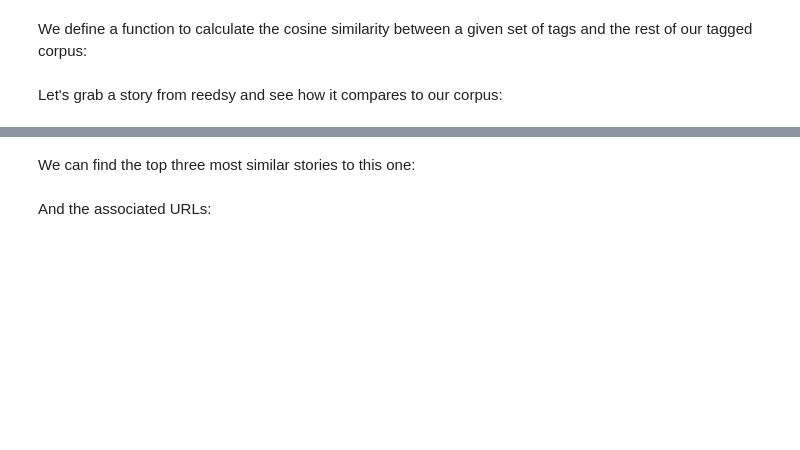
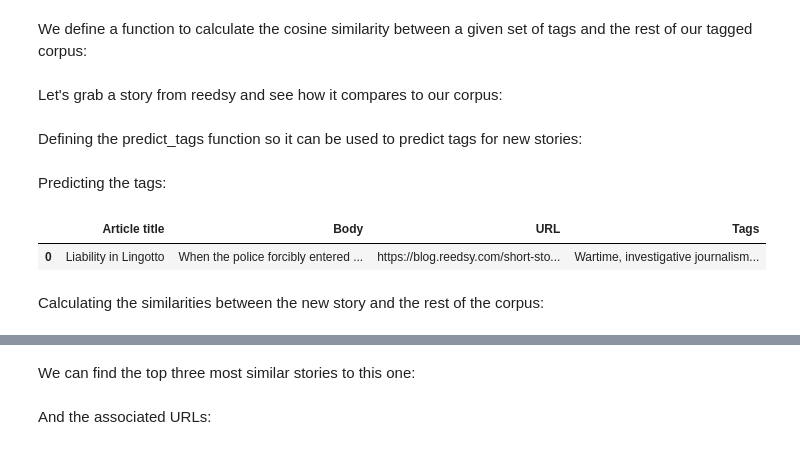
Before and after one commit to BenSnow6/storySMMRY, a Jupyter notebook: Cohere_experimentation/textsummary.ipynb, the cells around one changed output, grey strips where cells are left out. Saved outputs shown, nothing was run; the diff lists cells and outputs as text; code cells hidden in the pictures; blank space fills up the shorter version.

```diff
--- a/Cohere_experimentation/textsummary.ipynb
+++ b/Cohere_experimentation/textsummary.ipynb
@@ -205,6 +214,35 @@ def calc_sims(new_story_df, df):
 Let's grab a story from reedsy and see how it compares to our corpus:
 # %%
 new_story = scrape_URL('https://blog.reedsy.com/short-story/lqa7qt/', driver)
+# %% [markdown]
+Defining the predict_tags function so it can be used to predict tags for new stories:
+# %%
+def predict_tags_forURL(index, df, scraped_url):
+    number_chars = 1500
+    co = cohere.Client(os.getenv('COHERE_API_KEY'))
+    response = co.generate(
+    model='large',
+    prompt=f"Passage: {df['Body'].values[0][:number_chars]}\n\nTags:{df['Tags'][0]}\n--\nPassage:{df['Body'].values[1][:number_chars]}\n\nTLDR:{df['Tags'][1]}\n--\nPassage:{df['Body'].values[2][:number_chars]}\n\nTLDR:{df['Tags'][2]}\n--\nPassage:{scraped_url['Body'].values[0][:number_chars]}\n\Tags:",
+    max_tokens=20,
+    temperature=0.8,
+    k=0,
+    p=1,
+    frequency_penalty=0,
+    presence_penalty=0,
+    stop_sequences=["--"],
+    return_likelihoods='NONE')
+    return response.generations[0].text
+# %% [markdown]
+Predicting the tags:
+# %%
+new_story.at[0, 'Tags'] = predict_tags_forURL(0, df, new_story)
+# %%
+new_story
+# %% [output]
+|  | Article title | Body | URL | Tags |
+| 0 | Liability in Lingotto | When the police forcibly entered ... | https://blog.reedsy.com/short-sto... | Wartime, investigative journalism... |
+# %% [markdown]
+Calculating the similarities between the new story and the rest of the corpus:
 # %%
 calc_sims(new_story, df)
 # %%
```
Also changed, not shown: parts of 10 cells of this notebook, 1 other file.
